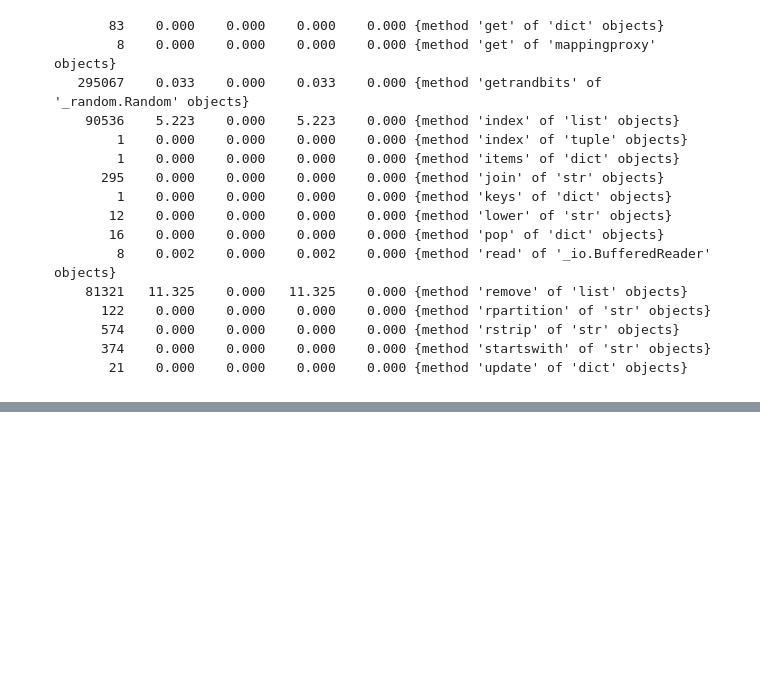
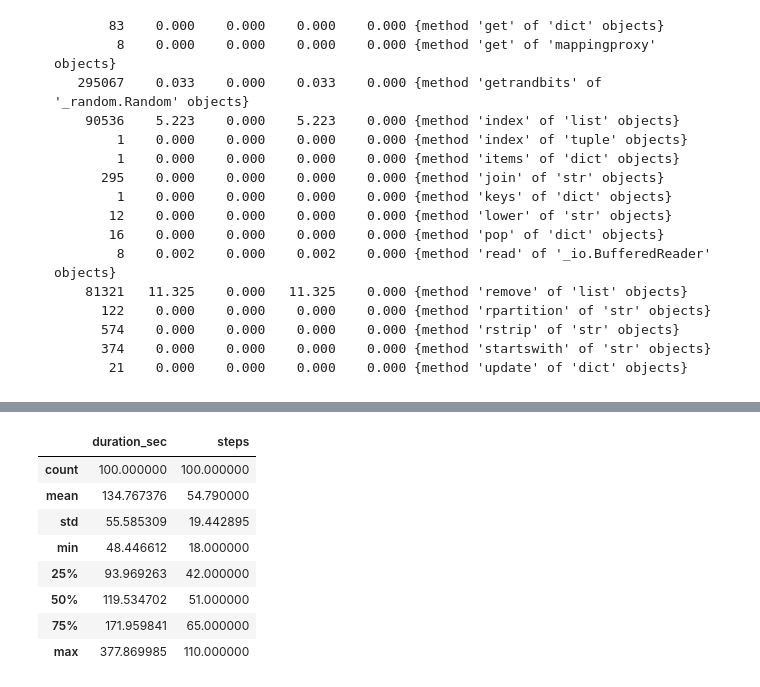
Before and after one commit to k-kondo-s/eight-queen, a Jupyter notebook: analysis.ipynb, the cells around one changed output, grey strips where cells are left out. Drawn from its saved outputs; the diff is of its cells as text; code cells hidden in the pictures; blank space fills up the shorter version.

```diff
--- a/analysis.ipynb
+++ b/analysis.ipynb
@@ -1173,0 +1252,14 @@ n = 10,000で, initializeの部分を変更(version = 6)
+# %%
+import pandas as pd
+df = pd.read_csv('./analysis/1_000_000_100times.csv')
+df.describe()
+# %% [output]
+|  | duration_sec | steps |
+| count | 100.000000 | 100.000000 |
+| mean | 134.767376 | 54.790000 |
+| std | 55.585309 | 19.442895 |
+| min | 48.446612 | 18.000000 |
+| 25% | 93.969263 | 42.000000 |
+| 50% | 119.534702 | 51.000000 |
+| 75% | 171.959841 | 65.000000 |
+| max | 377.869985 | 110.000000 |
```
Also changed, not shown: parts of 3 cells of this notebook, 5 other files.
